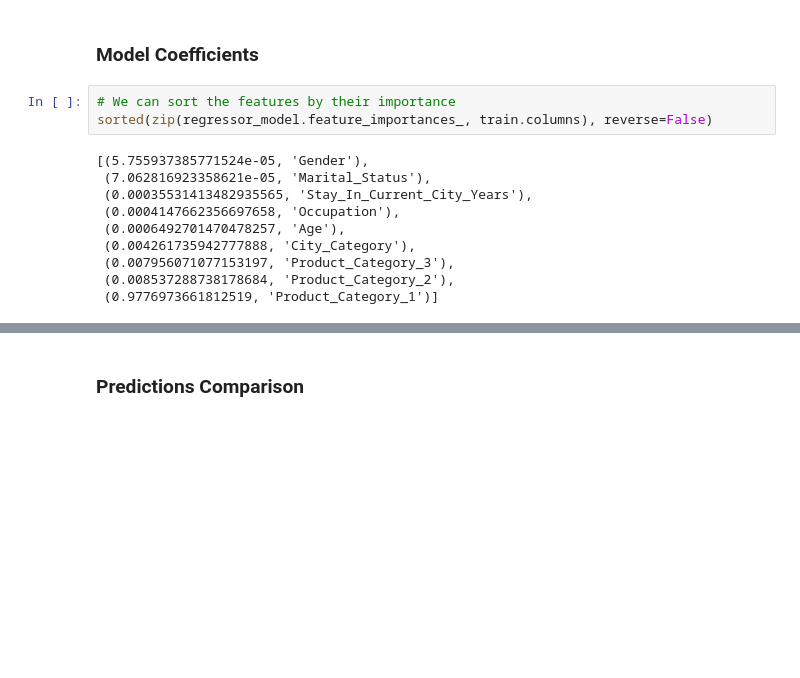
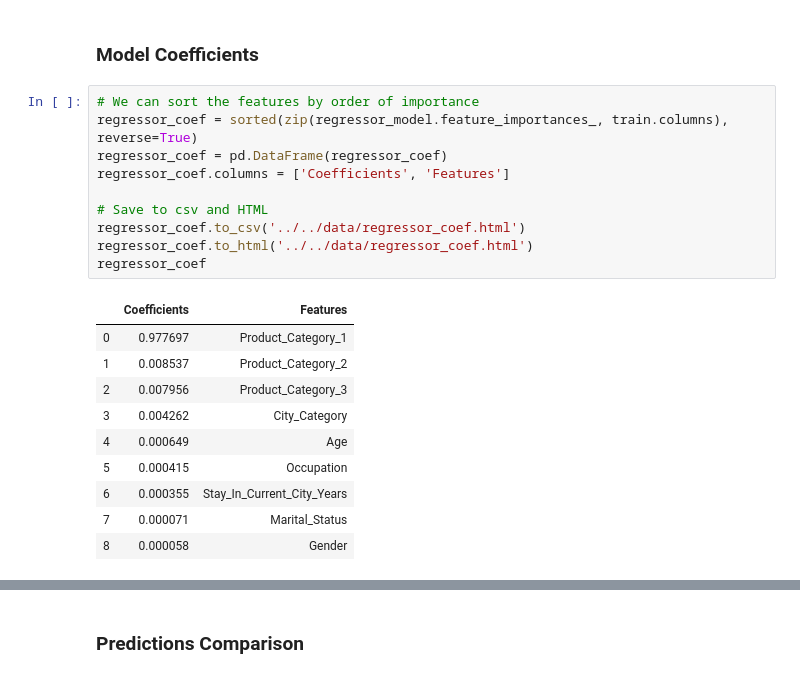
Before and after one commit to pablojordan/BlackFriday_Study, a Jupyter notebook: BlackFriday_Analysis/static/python/Analysis_Processing_Model.ipynb, the cells around one changed output, grey strips where cells are left out. Drawn from its saved outputs; the diff is of its cells as text; blank space fills up the shorter version.

```diff
--- a/BlackFriday_Analysis/static/python/Analysis_Processing_Model.ipynb
+++ b/BlackFriday_Analysis/static/python/Analysis_Processing_Model.ipynb
@@ -863,15 +1027,23 @@ array([5.75593739e-05, 6.49270147e-04, 4.14766236e-04, 4.26173594e-03,
 # %% [markdown]
 ### Model Coefficients
 # %%
-# We can sort the features by their importance
-sorted(zip(regressor_model.feature_importances_, train.columns), reverse=False)
+# We can sort the features by order of importance
+regressor_coef = sorted(zip(regressor_model.feature_importances_, train.columns), reverse=True)
+regressor_coef = pd.DataFrame(regressor_coef)
+regressor_coef.columns = ['Coefficients', 'Features']
+
+# Save to csv and HTML
+regressor_coef.to_csv('../../data/regressor_coef.html')
+regressor_coef.to_html('../../data/regressor_coef.html')
+regressor_coef
 # %% [output]
-[(5.755937385771524e-05, 'Gender'),
- (7.062816923358621e-05, 'Marital_Status'),
- (0.00035531413482935565, 'Stay_In_Current_City_Years'),
- (0.0004147662356697658, 'Occupation'),
- (0.0006492701470478257, 'Age'),
- (0.004261735942777888, 'City_Category'),
- (0.007956071077153197, 'Product_Category_3'),
- (0.008537288738178684, 'Product_Category_2'),
- (0.9776973661812519, 'Product_Category_1')]
+|  | Coefficients | Features |
+| 0 | 0.977697 | Product_Category_1 |
+| 1 | 0.008537 | Product_Category_2 |
+| 2 | 0.007956 | Product_Category_3 |
+| 3 | 0.004262 | City_Category |
+| 4 | 0.000649 | Age |
+| 5 | 0.000415 | Occupation |
+| 6 | 0.000355 | Stay_In_Current_City_Years |
+| 7 | 0.000071 | Marital_Status |
+| 8 | 0.000058 | Gender |
```
Also changed, not shown: parts of 54 cells of this notebook, 10 other files.
